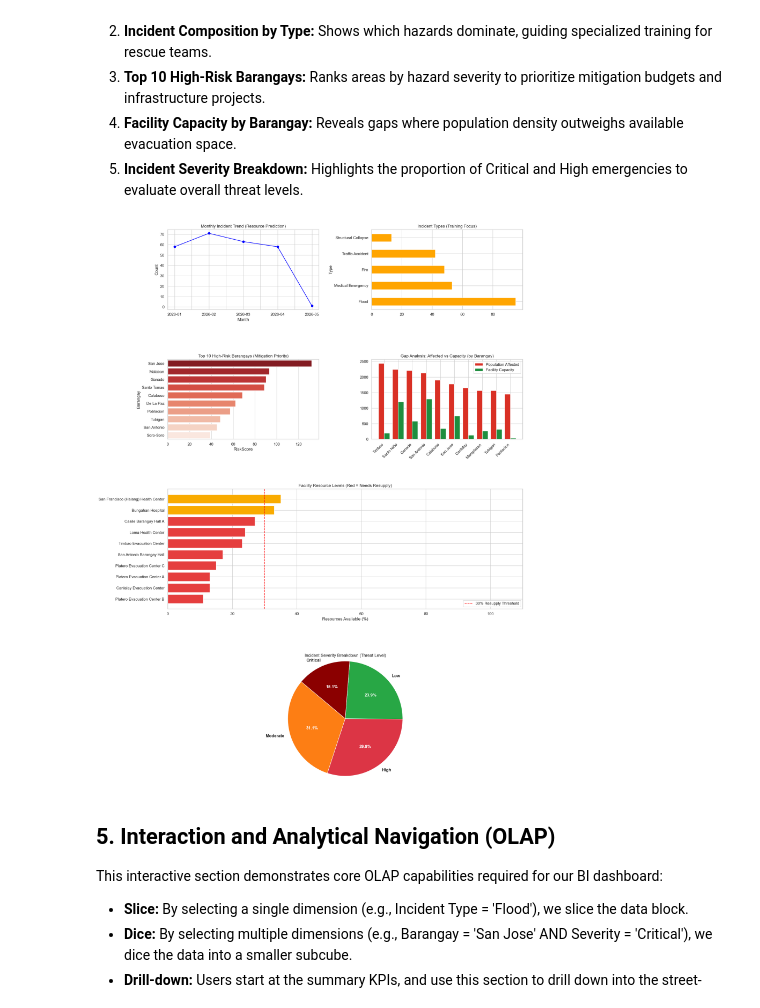
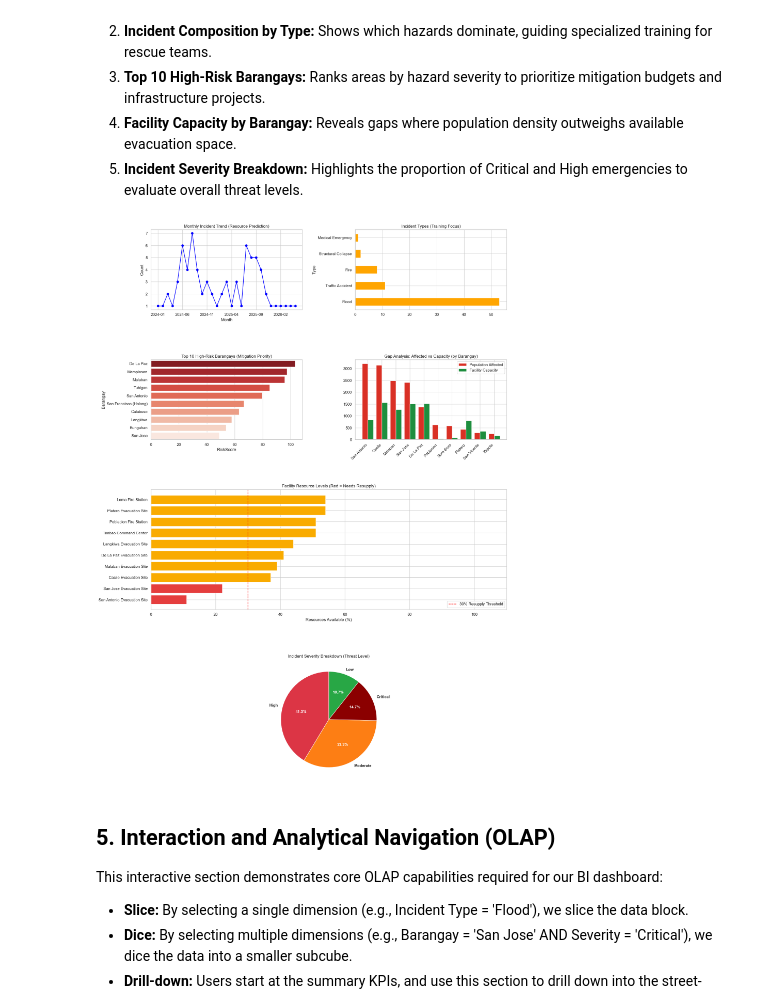
Before and after one commit to Funelas/Data_Viz_Final_Project, a Jupyter notebook: DRRMFinalDashboard_Funelas_Rivera_Torculas.ipynb, the cells around one changed output. Cells and saved outputs as stored; diff of their text form; code cells hidden in the pictures.

```diff
--- a/DRRMFinalDashboard_Funelas_Rivera_Torculas.ipynb
+++ b/DRRMFinalDashboard_Funelas_Rivera_Torculas.ipynb
@@ -32,10 +32,10 @@ We extract data from our four core CSV files: `barangays1.csv`, `facilities1.csv
 In this ETL process, we handle missing values (e.g., filling missing `NumAffected` with the median), convert data types (e.g., `DateTime` conversion), and calculate a derived `Risk Score` for each barangay.
 # %%
 # Load Data
-df_brgy = pd.read_csv('barangays1.csv')
-df_fac = pd.read_csv('facilities1.csv')
-df_teams = pd.read_csv('rescue_teams1.csv')
-df_incidents = pd.read_csv('incidents1.csv')
+df_brgy = pd.read_csv('barangays.csv')
+df_fac = pd.read_csv('facilities.csv')
+df_teams = pd.read_csv('rescue_teams.csv')
+df_incidents = pd.read_csv('incidents.csv')
 
 # 1. Inspect Data
 print("Incidents Dataset Shape:", df_incidents.shape)
@@ -223,37 +223,37 @@ x = range(len(gap_df))
 width = 0.4
 ax4.bar([i - width/2 for i in x], gap_df['Population Affected'], width=width, color='#d93025', label='Population Affected')
 ax4.bar([i + width/2 for i in x], gap_df['Facility Capacity'], width=width, color='#1e8e3e', label='Facility Capacity')
 ax4.set_xticks(ticks=x)
 ax4.set_xticklabels(gap_df.index, rotation=45, ha='right')
 ax4.set_title('Gap Analysis: Affected vs Capacity (by Barangay)')
 ax4.legend()
 
 # 5. Facilities Needing Resupply
 ax5 = fig.add_subplot(gs[2, :])
 resupply_df = df_fac[['Name', 'ResourcesAvailable']].sort_values('ResourcesAvailable').head(10)
 colors_resupply = ['#e53e3e' if v < 30 else '#f9ab00' if v < 60 else '#1e8e3e' for v in resupply_df['ResourcesAvailable']]
 ax5.barh(resupply_df['Name'], resupply_df['ResourcesAvailable'], color=colors_resupply)
 ax5.axvline(x=30, color='red', linestyle='--', linewidth=1.5, label='30% Resupply Threshold')
 ax5.set_xlabel('Resources Available (%)')
 ax5.set_title('Facility Resource Levels (Red = Needs Resupply)')
 ax5.legend(loc='lower right')
 ax5.set_xlim(0, 110)
 
 # 6. Incident Severity Breakdown
 ax6 = fig.add_subplot(gs[3, :])
 sev_counts = df_incidents['Severity'].value_counts()
 color_map = {'Low': '#28a745', 'Moderate': '#fd7e14', 'High': '#dc3545', 'Critical': '#8b0000'}
 colors = [color_map.get(x, 'gray') for x in sev_counts.index]
-patches, texts, autotexts = ax6.pie(sev_counts, autopct='%1.1f%%', colors=colors, labels=sev_counts.index, startangle=140, radius=1.2)
-plt.setp(autotexts, size=12, weight="bold", color="white")
-plt.setp(texts, size=12, weight="bold")
+patches, texts, autotexts = ax6.pie(sev_counts, autopct='%1.1f%%', colors=colors, labels=sev_counts.index, startangle=90, radius=1.0)
+plt.setp(autotexts, size=11, weight="bold", color="white")
+plt.setp(texts, size=11, weight="bold")
 ax6.set_title('Incident Severity Breakdown (Threat Level)')
 ax6.set_ylabel('')
 
 plt.tight_layout()
 plt.show()
 # %% [output]
-[figure, old version]
+[figure, new version]
 # %% [markdown]
 ## 5. Interaction and Analytical Navigation (OLAP)
 This interactive section demonstrates core OLAP capabilities required for our BI dashboard:
```
Also changed, not shown: parts of 4 cells of this notebook, 8 other files.
